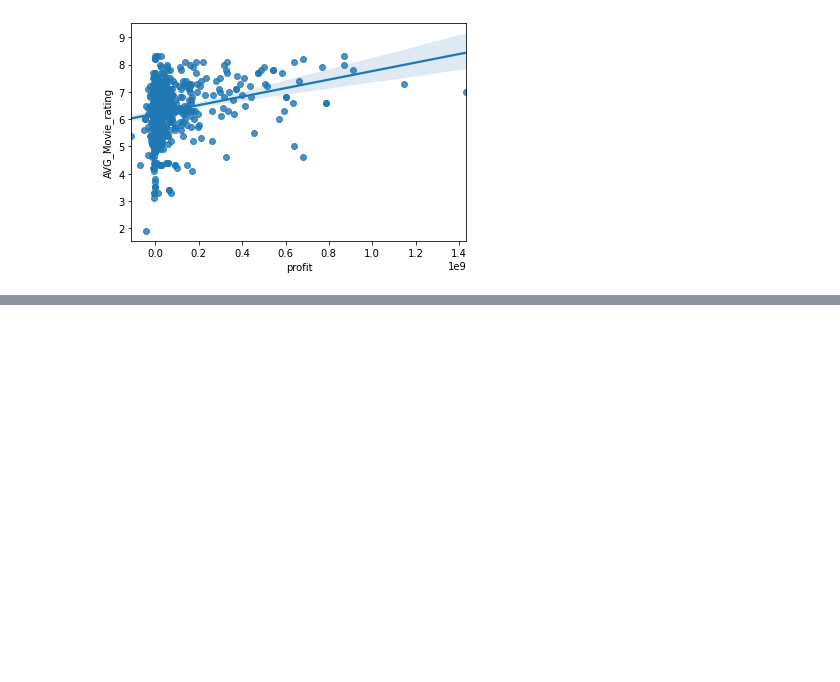
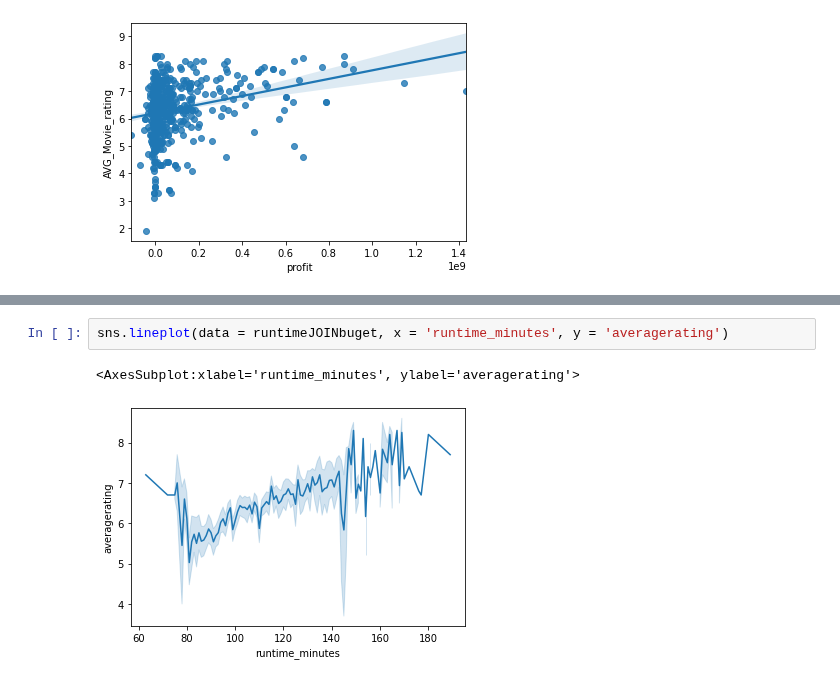
Before and after one commit to cLineman/CapStoneProject, a Jupyter notebook: ColtonLineman.ipynb, the cells around one changed output, grey strips where cells are left out. Drawn from its saved outputs; the diff is of its cells as text; blank space fills up the shorter version.

```diff
--- a/ColtonLineman.ipynb
+++ b/ColtonLineman.ipynb
@@ -788,0 +888,5 @@ sns.regplot(grouped["profit"], grouped['AVG_Movie_rating'])
+# %%
+sns.lineplot(data = runtimeJOINbuget, x = 'runtime_minutes', y = 'averagerating')
+# %% [output]
+<AxesSubplot:xlabel='runtime_minutes', ylabel='averagerating'>
+[figure, added]
```
Also changed, not shown: parts of 11 cells of this notebook.
